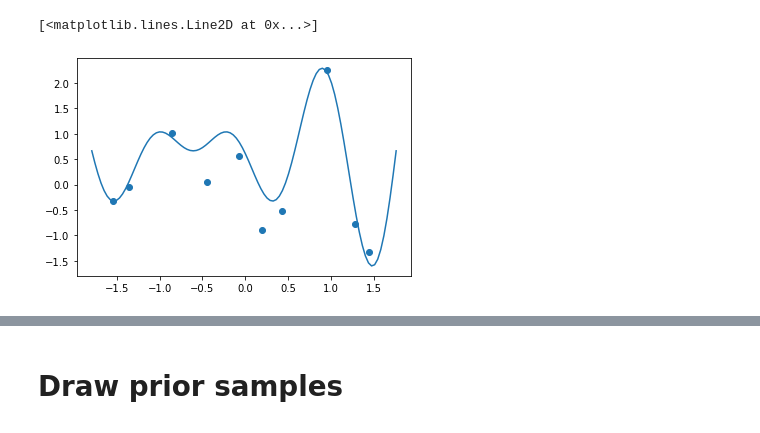
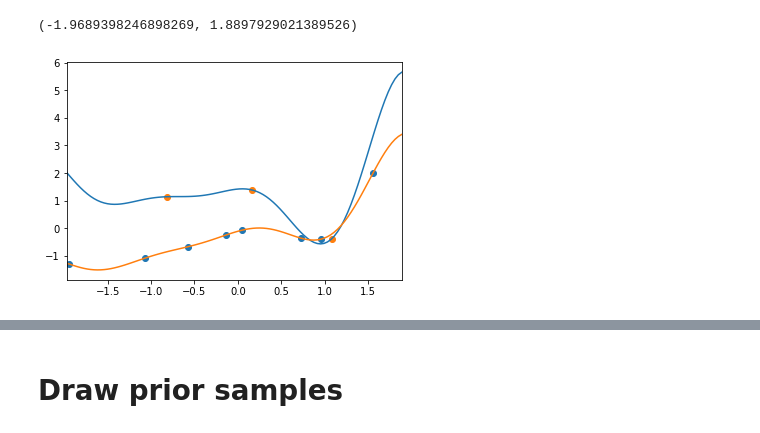
Before and after one commit to Yusheng-cai/Gaussian_process, a Jupyter notebook: GP_run.ipynb, the cells around one changed output, grey strips where cells are left out. Drawn from its saved outputs; the diff is of its cells as text; code cells hidden in the pictures.

```diff
--- a/GP_run.ipynb
+++ b/GP_run.ipynb
@@ -5,34 +5,8 @@ import matplotlib.pyplot as plt
 from pyDOE import lhs
 import autograd.numpy as np
 # %%
-def f(x):
+def f_H(x):
     return (6.0*x-2.0)**2 * np.sin(12.*x-4.0)
 
-def f1(x):
-    return x * np.sin(4.0*np.pi*x)
+def f_L(x):
+    return 0.5*f_H(x) + 10.0*(x-0.5) - 5.0
-# %%
-N_samples = 10
-sigma_n = 0.2
-d = 1
-
-x = -0.5+(1+0.5)*lhs(d,N_samples)
-xp = np.linspace(-0.5,1,100)
-
-y = f1(x)+sigma_n*np.random.randn(N_samples,d)
-yp = f1(xp)
-
-ymean,ystd = y.mean(),y.std()
-y = (y-ymean)/ystd
-
-xmean,xstd = x.mean(),x.std()
-x = (x-xmean)/xstd
-
-xp = (xp-xmean)/xstd
-yp = (yp-ymean)/ystd
-
-GP_model = GP(x,y,periodic_kernel)
-plt.scatter(x,y)
-plt.plot(xp,yp)
-# %% [output]
-[<matplotlib.lines.Line2D at 0x...>]
-[figure, removed]
@@ -38,0 +53,9 @@ plt.plot(xp,yp)
+# %%
+plt.scatter(xl,yl)
+plt.scatter(xh,yh)
+plt.plot(xp,yph)
+plt.plot(xp,ypl)
+plt.xlim(low,high)
+# %% [output]
+(-1.9689398246898269, 1.8897929021389526)
+[figure, added]
```
Also changed, not shown: parts of 7 cells of this notebook, 3 other files.
